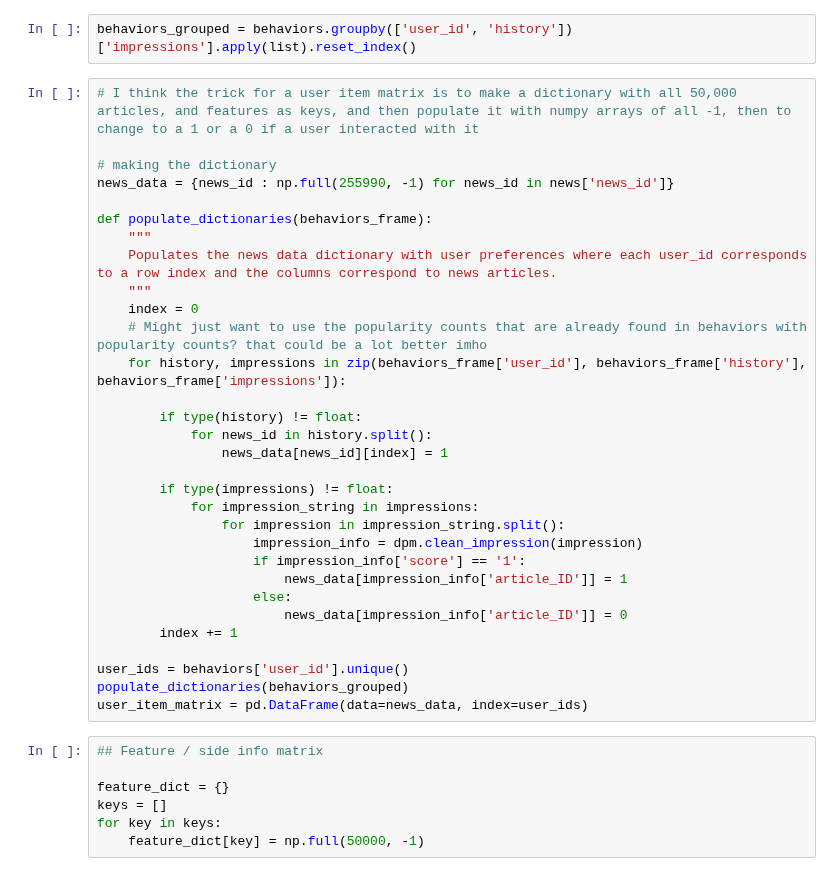
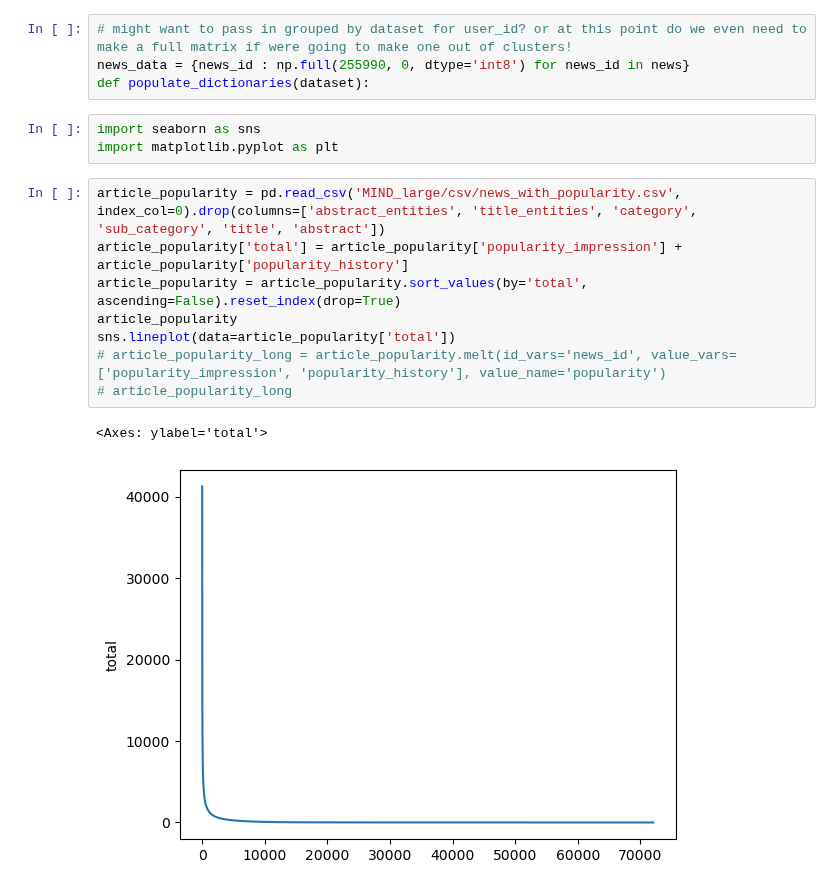
Before and after one commit to nicholas-rf/RecommenderProject, a Jupyter notebook: testing.ipynb, the cells around one changed output. Cells and saved outputs as stored; diff of their text form.

```diff
--- a/testing.ipynb
+++ b/testing.ipynb
@@ -58,40 +26,18 @@ behaviors = pd.read_csv('MIND_small/csv/behaviors_with_individual_counts.csv', i
-# %%
-behaviors_grouped = behaviors.groupby(['user_id', 'history'])['impressions'].apply(list).reset_index()
-# %%
-# I think the trick for a user item matrix is to make a dictionary with all 50,000 articles, and features as keys, and then populate it with numpy arrays of all -1, then to change to a 1 or a 0 if a user interacted with it
-
-# making the dictionary
-news_data = {news_id : np.full(255990, -1) for news_id in news['news_id']}
-
-def populate_dictionaries(behaviors_frame):
-    """
-    Populates the news data dictionary with user preferences where each user_id corresponds to a row index and the columns correspond to news articles.
-    """
-    index = 0
-    # Might just want to use the popularity counts that are already found in behaviors with popularity counts? that could be a lot better imho
-    for history, impressions in zip(behaviors_frame['user_id'], behaviors_frame['history'], behaviors_frame['impressions']):
-
-        if type(history) != float:
-            for news_id in history.split():
-                news_data[news_id][index] = 1
-
-        if type(impressions) != float:
-            for impression_string in impressions:
-                for impression in impression_string.split():
-                    impression_info = dpm.clean_impression(impression)
-                    if impression_info['score'] == '1':
-                        news_data[impression_info['article_ID']] = 1
-                    else:
-                        news_data[impression_info['article_ID']] = 0
-        index += 1
-
-user_ids = behaviors['user_id'].unique()
-populate_dictionaries(behaviors_grouped)
-user_item_matrix = pd.DataFrame(data=news_data, index=user_ids)
-# %%
-## Feature / side info matrix
-
-feature_dict = {}
-keys = []
-for key in keys:
-    feature_dict[key] = np.full(50000, -1)
+# %%
+# might want to pass in grouped by dataset for user_id? or at this point do we even need to make a full matrix if were going to make one out of clusters!
+news_data = {news_id : np.full(255990, 0, dtype='int8') for news_id in news}
+def populate_dictionaries(dataset):
+# %%
+import seaborn as sns
+import matplotlib.pyplot as plt
+# %%
+article_popularity = pd.read_csv('MIND_large/csv/news_with_popularity.csv', index_col=0).drop(columns=['abstract_entities', 'title_entities', 'category', 'sub_category', 'title', 'abstract'])
+article_popularity['total'] = article_popularity['popularity_impression'] + article_popularity['popularity_history']
+article_popularity = article_popularity.sort_values(by='total', ascending=False).reset_index(drop=True)
+article_popularity
+sns.lineplot(data=article_popularity['total'])
+# article_popularity_long = article_popularity.melt(id_vars='news_id', value_vars=['popularity_impression', 'popularity_history'], value_name='popularity')
+# article_popularity_long
+# %% [output]
+<Axes: ylabel='total'>
+[figure, added]
```
Also changed, not shown: parts of 12 cells of this notebook, 5 other files.
